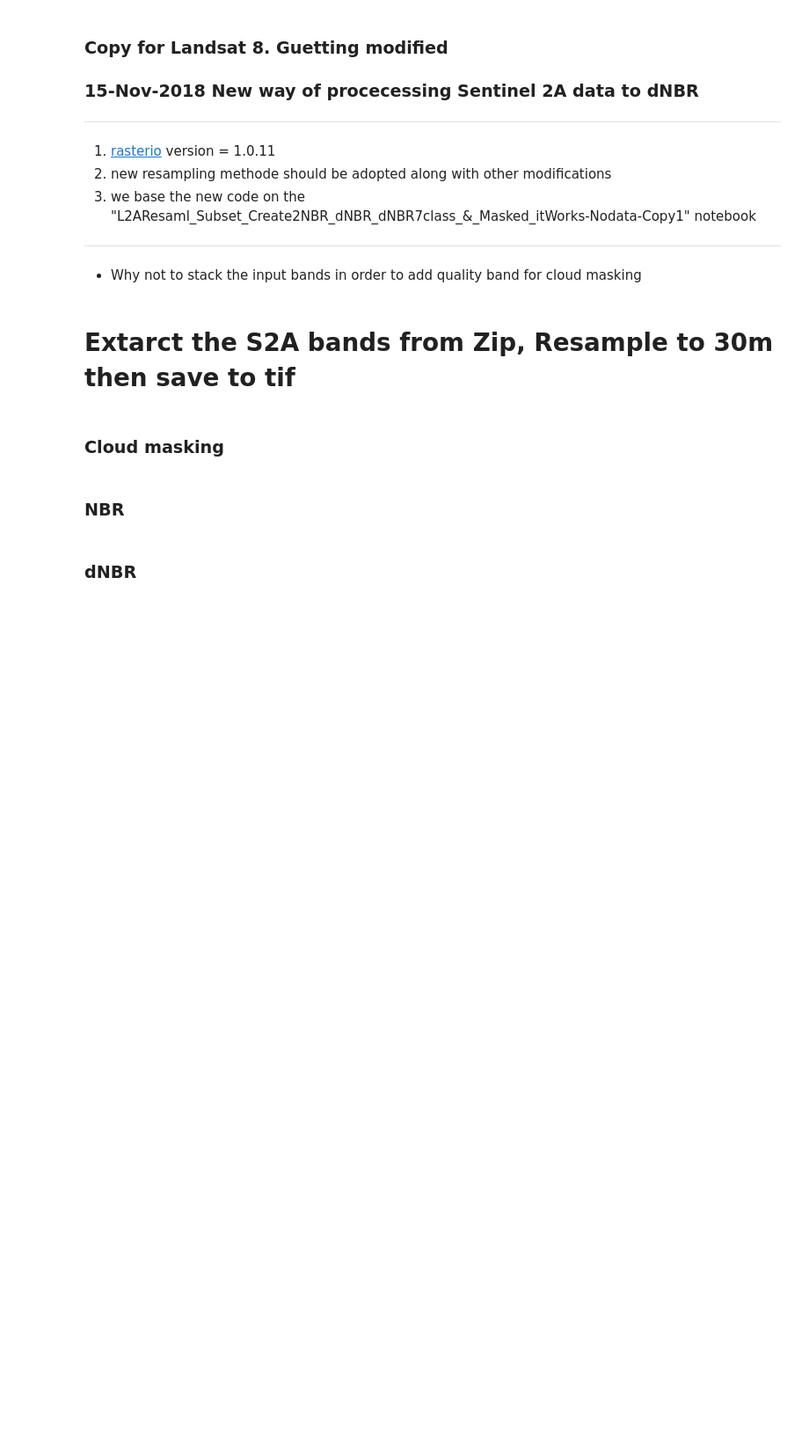
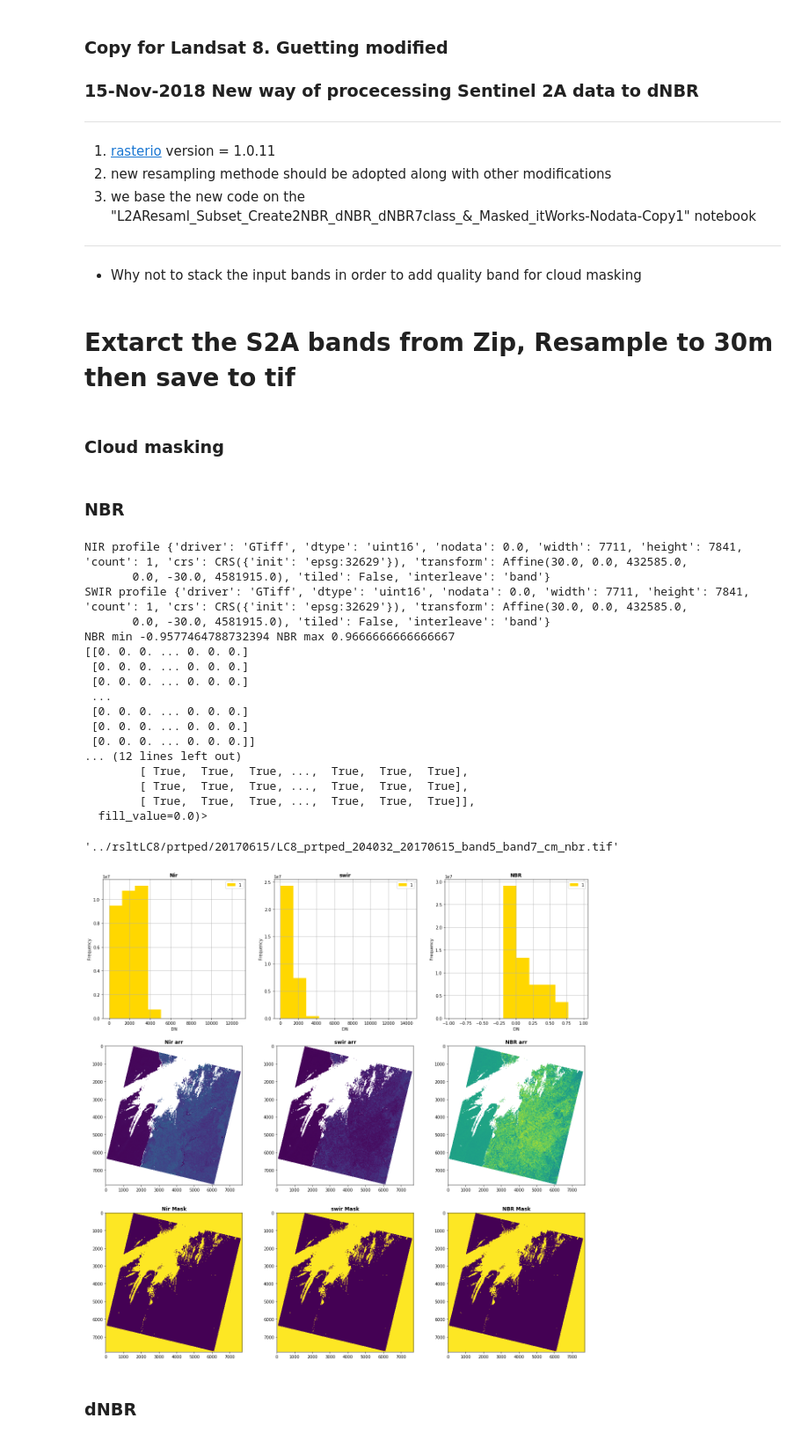
Before and after one commit to mlateb/dNBR, a Jupyter notebook: code/dNBR_lc8_s2a.ipynb, the cells around one changed output. Shown: that part at 88% size. Cells and saved outputs as stored; diff of their text form; code cells hidden in the pictures; blank space fills up the shorter version.

```diff
--- a/code/dNBR_lc8_s2a.ipynb
+++ b/code/dNBR_lc8_s2a.ipynb
@@ -140,37 +140,78 @@ def NBRfuncion(NIRband,SWIRband):
     '''
     with rasterio.open(NIRband) as src1:
         left1, bottom1, right1, top1 = src1.bounds
 #         print(left1, bottom1, right1, top1)
     with rasterio.open(SWIRband) as src2:
-
         left2, bottom2, right2, top2 = src2.bounds
 #         print(left2, bottom2, right2, top2)
+        #set common window
         left, bottom,right,top = max((left1,left2)), max((bottom1,bottom2)), min((right1,right2)), min((top1, top2))
         window1 = rasterio.windows.from_bounds(left, bottom,right,top, transform=src1.transform)
         window2 = rasterio.windows.from_bounds(left, bottom,right,top, transform=src2.transform)
+
     with rasterio.open(NIRband) as srcNIR:
-        NIRarr=srcNIR.read(1, window=window1)
+        NIRarr=srcNIR.read(1, window=window1, masked=True)
+        print('NIR profile',srcNIR.profile)
 #         pprint.pprint(srcNIR.meta)
         with rasterio.open(SWIRband) as srcSWIR:
-            SWIRarr = srcSWIR.read(1, window=window2)
+            SWIRarr = srcSWIR.read(1, window=window2, masked=True)
+            print('SWIR profile',srcSWIR.profile)
 #             pprint.pprint(srcSWIR.meta)
             np.seterr(divide='ignore', invalid='ignore')
             NBRarr = (NIRarr.astype(float) - SWIRarr.astype(float)) / (NIRarr + SWIRarr)
 #             NBRarr = NBRarr.astype('float32')
+            print('NBR min',NBRarr.min(), 'NBR max',NBRarr.max())
+            print(NBRarr.data)
+            print(NBRarr.filled)
             meta = srcSWIR.profile.copy()
             meta.update({'dtype': rasterio.float32,
                          'width': srcSWIR.shape[1],
                          'height': srcSWIR.shape[0],
                          'transform': srcSWIR.window_transform(window2)
                         }) #this maybe changed in the future !! have to think about it
-#             pprint.pprint(meta)
+
+            fig, ((ax1,ax2,ax3),(ax4,ax5,ax6),(ax7,ax8,ax9)) = plt.subplots(3,3,figsize=(21,21))
+            show_hist(NIRarr, ax=ax1, title='Nir')
+            show(NIRarr.mask, ax=ax7, title='Nir Mask')
+            show_hist(SWIRarr, ax=ax2,title='swir')
+            show(SWIRarr.mask, ax=ax8,title='swir Mask')
+            show_hist(NBRarr, ax=ax3,title='NBR')
+            show(NBRarr.mask, ax=ax9,title='NBR Mask')
+            show(NIRarr, ax=ax4,title='Nir arr')
+            show(SWIRarr, ax=ax5,title='swir arr')
+            show(NBRarr, ax=ax6,title='NBR arr')
 
             nbrband = nbrName(NIRband,SWIRband)
             with rasterio.open(nbrband,'w', **meta) as dst:
                 dst.write_band(1,NBRarr.astype(rasterio.float32))
 #                 pprint.pprint(dst.profile)
 #             print('end NBRfunction')
     return nbrband
+nir='../rsltLC8/prtped/20170615/LC8_prtped_204032_20170615_band5_cm.tif'
+swir='../rsltLC8/prtped/20170615/LC8_prtped_204032_20170615_band7_cm.tif'
+# # nir='../rsltLC8/prtped/20170701/LC8_prtped_204032_20170701_band5_cm.tif'
+# # swir='../rsltLC8/prtped/20170701/LC8_prtped_204032_20170701_band7_cm.tif'
+NBRfuncion(nir,swir)
+# %% [output]
+NIR profile {'driver': 'GTiff', 'dtype': 'uint16', 'nodata': 0.0, 'width': 7711, 'height': 7841, 'count': 1, 'crs': CRS({'init': 'epsg:32629'}), 'transform': Affine(30.0, 0.0, 432585.0,
+       0.0, -30.0, 4581915.0), 'tiled': False, 'interleave': 'band'}
+SWIR profile {'driver': 'GTiff', 'dtype': 'uint16', 'nodata': 0.0, 'width': 7711, 'height': 7841, 'count': 1, 'crs': CRS({'init': 'epsg:32629'}), 'transform': Affine(30.0, 0.0, 432585.0,
+       0.0, -30.0, 4581915.0), 'tiled': False, 'interleave': 'band'}
+NBR min -0.9577464788732394 NBR max 0.9666666666666667
+[[0. 0. 0. ... 0. 0. 0.]
+ [0. 0. 0. ... 0. 0. 0.]
+ [0. 0. 0. ... 0. 0. 0.]
+ ...
+ [0. 0. 0. ... 0. 0. 0.]
+ [0. 0. 0. ... 0. 0. 0.]
+ [0. 0. 0. ... 0. 0. 0.]]
+... (12 lines left out)
+        [ True,  True,  True, ...,  True,  True,  True],
+        [ True,  True,  True, ...,  True,  True,  True],
+        [ True,  True,  True, ...,  True,  True,  True]],
+  fill_value=0.0)>
+'../rsltLC8/prtped/20170615/LC8_prtped_204032_20170615_band5_band7_cm_nbr.tif'
+[figure, added]
 # %% [markdown]
 ### dNBR
 # %%
```
Also changed, not shown: parts of 9 cells of this notebook.
